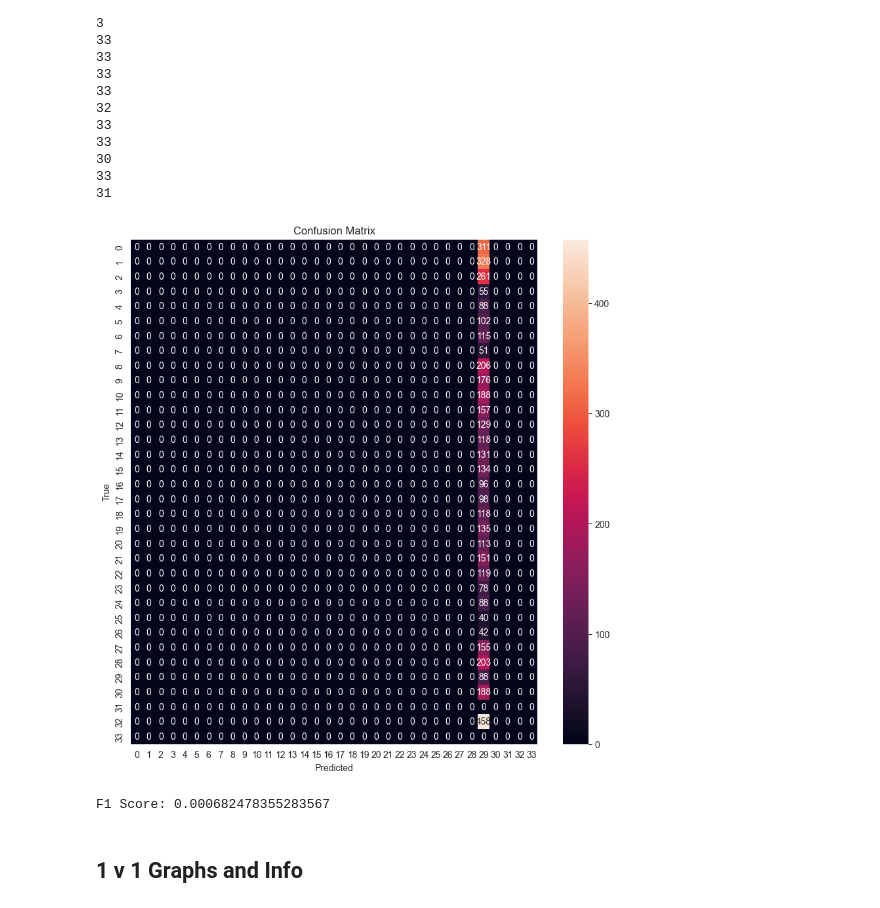
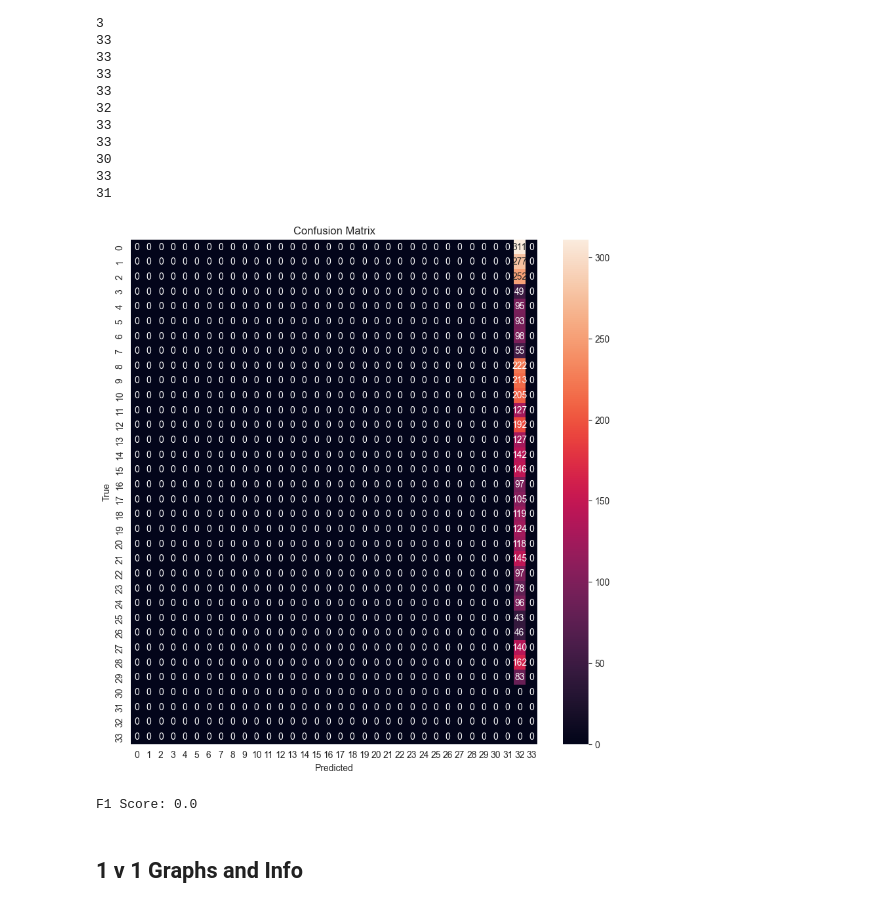
Before and after one commit to Gr33nMayhem/PERCOM_Variability_Research, a Jupyter notebook: notebooks/results_notebook/graph_creation_realdisp.ipynb, the cells around one changed output. Drawn from its saved outputs; the diff is of its cells as text; code cells hidden in the pictures.

```diff
--- a/notebooks/results_notebook/graph_creation_realdisp.ipynb
+++ b/notebooks/results_notebook/graph_creation_realdisp.ipynb
@@ -12,6 +12,7 @@ root_path = os.path.abspath(os.path.join('..', '..'))
 from dataloaders.dataloader_REALDISP_har import REALDISPUtils
 train_device_1 = 'LLA-ideal'  # Also the test device
 train_device_2 = 'LLA-self'
+folder_ext = 'no_noise'
 classes = [0, 1, 2, 3, 4, 5, 6, 7, 8, 9, 10, 11, 12, 13, 14, 15, 16, 17, 18, 19, 20, 21, 22, 23, 24, 25,
            26, 27, 28, 29, 30, 31, 32, 33]
 train_keys = [0, 1, 2, 3, 4, 5, 7, 8, 9, 10, 11, 12, 13, 14, 15, 16]
@@ -96,7 +97,7 @@ Acceptable model types: attend, deepconv, tinyhar
 
 def get_model_path(root_path, variant, model_type, cv):
     path = root_path
-    parent_path = os.path.join(path, 'data', 'Run_logs', variant, 'logs')
+    parent_path = os.path.join(path, 'data', folder_ext, 'Run_logs', variant, 'logs')
     # parent paths has three folders for attend, deepCONV, TinyHAR. Get a list of all folders in the parent path
     folders = os.listdir(parent_path)
     for folder in folders:
@@ -206,13 +207,13 @@ for p in range(1, 18):
 # %%
 # create_confusion_matrix(root_path, 'RLA-ideal', 'RLA-ideal', 'attend', 0)
 # create_confusion_matrix(root_path, 'RLA-ideal', 'RLA-ideal', 'attend', 1)
 # create_confusion_matrix(root_path, 'RLA-ideal', 'RLA-ideal', 'attend', 2)
 # create_confusion_matrix(root_path, 'RLA-ideal', 'RLA-ideal', 'attend', 3)
 # create_confusion_matrix(root_path, 'RLA-ideal', 'RLA-ideal', 'attend', 4)
-create_confusion_matrix(root_path, 'LLA-self', 'LLA-self', 'attend', 5)
+create_confusion_matrix(root_path, 'LLA-self', 'LLA-self', 'attend', 11)
 # %% [output]
-[figure, old version]
+[figure, new version]
-F1 Score: 0.000682478355283567
+F1 Score: 0.0
 # %% [markdown]
 ## 1 v 1 Graphs and Info
 # %% [markdown]
```
Also changed, not shown: parts of 6 cells of this notebook, 2 other files.
